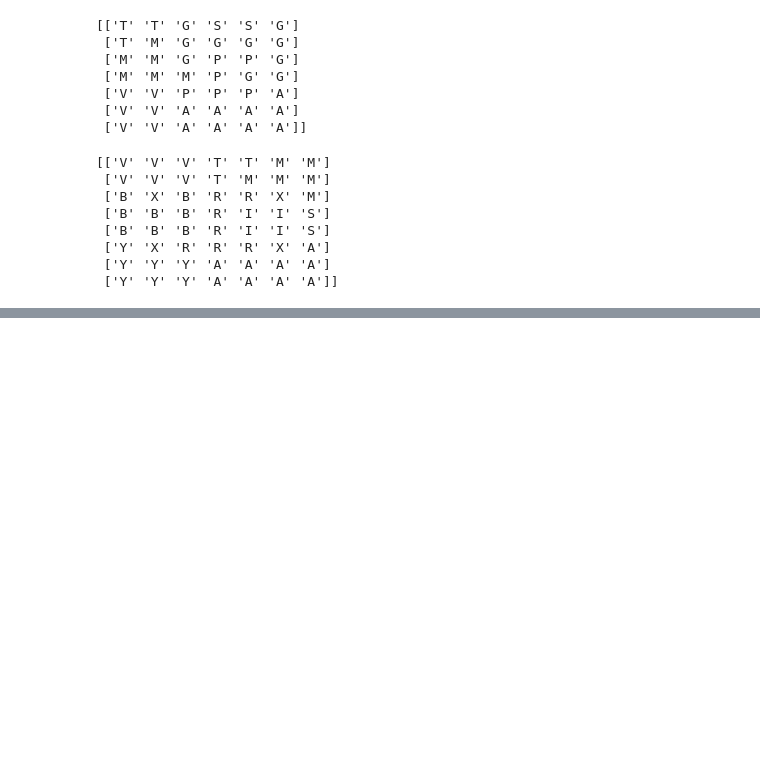
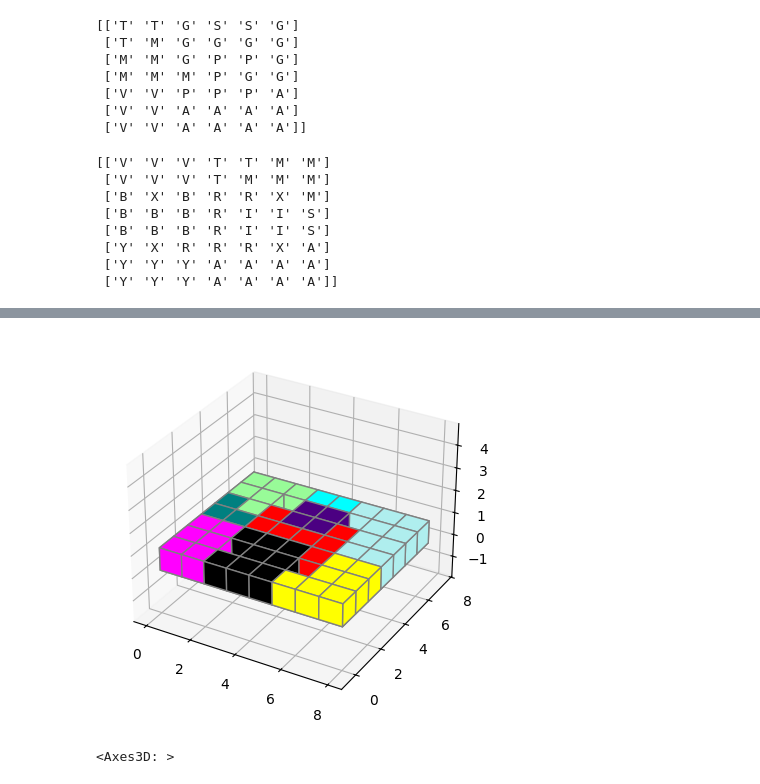
Before and after one commit to pdornian/cat_stax_solver, a Jupyter notebook: sandbox.ipynb, the cells around one changed output, grey strips where cells are left out. Drawn from its saved outputs; the diff is of its cells as text; code cells hidden in the pictures; blank space fills up the shorter version.

```diff
--- a/sandbox.ipynb
+++ b/sandbox.ipynb
@@ -37,7 +37,7 @@ grid16=init_puzzle_grid(8, 7, blocked_indices=((2,1),
                                        (5, 1),
                                        (5, 5)))
 
-grid, cats = solve_puzzle(['black',
+grid16, cats = solve_puzzle(['black',
                            'indigo',
                            'arctic',
                            'yellow',
@@ -102,18 +103,3 @@ def plot_puzzle(solved_puzzle, is_2d=True, colour_map = colour_map, az=0):
     plt.show()
 
     return ax
-# %%
-grid16=init_puzzle_grid(8, 7, blocked_indices=((2,1),
-                                       (2, 5),
-                                       (5, 1),
-                                       (5, 5)))
-
-solved_grid16, cats = solve_puzzle(['black',
-                           'indigo',
-                           'arctic',
-                           'yellow',
-                           'violet',
-                           'mint',
-                           'teal',
-                           'sky',
-                           'red'], grid16)
@@ -138,0 +116,5 @@ plot_puzzle(solved_grid16)
+# %%
+plot_puzzle(grid16)
+# %% [output]
+[figure, added]
+<Axes3D: >
```
Also changed, not shown: parts of 8 cells of this notebook, 2 other files.
